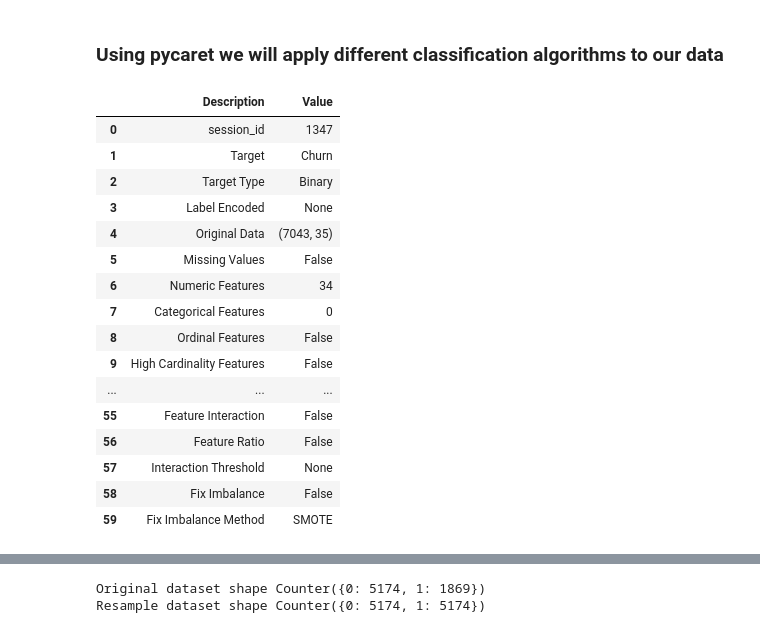
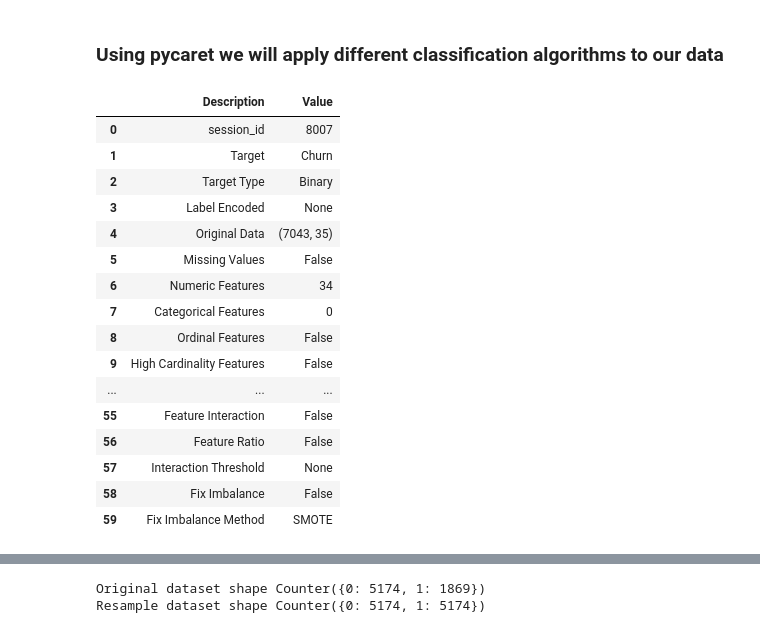
Before and after one commit to ParisRohan/Customer_Churn_Analysis_Prediction, a Jupyter notebook: rp_customer_churn.ipynb, the cells around one changed output, grey strips where cells are left out. Saved outputs shown, nothing was run; the diff lists cells and outputs as text; code cells hidden in the pictures.

```diff
--- a/rp_customer_churn.ipynb
+++ b/rp_customer_churn.ipynb
@@ -289,10 +333,10 @@ df_data_model.head()
 # %% [markdown]
 ### Using pycaret we will apply different classification algorithms to our data
 # %%
-clf = setup(data=df_data_model,target='Churn')
+#clf = setup(data=df_data_model,target='Churn')
 # %% [output]
 |  | Description | Value |
-| 0 | session_id | 1347 |
+| 0 | session_id | 8007 |
 | 1 | Target | Churn |
 | 2 | Target Type | Binary |
 | 3 | Label Encoded | None |
```
Also changed, not shown: parts of 18 cells of this notebook, 4 other files.
